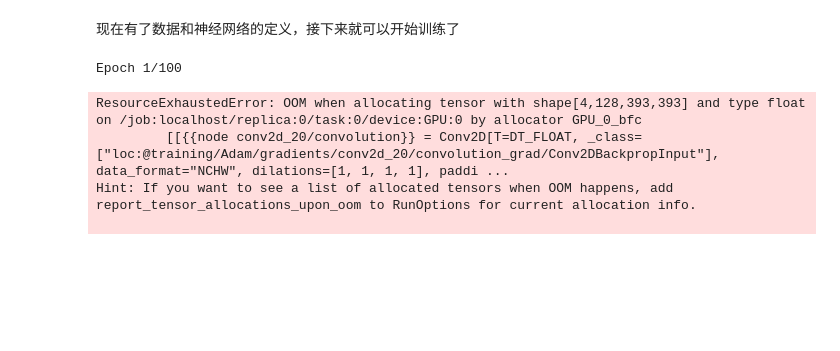
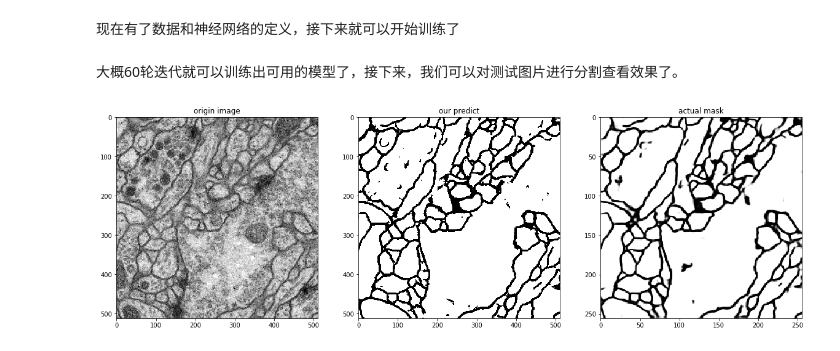
Before and after one commit to shengshanbai/note, a Jupyter notebook: 机器学习/unet.ipynb, the cells around one changed output. Drawn from its saved outputs; the diff is of its cells as text; code cells hidden in the pictures; blank space fills up the shorter version.

```diff
--- a/机器学习/unet.ipynb
+++ b/机器学习/unet.ipynb
@@ -262,13 +267,7 @@ from keras.callbacks import TensorBoard
 
 
 K.clear_session()
-model_checkpoint = ModelCheckpoint('./unet_membrane.hdf5', monitor='loss',verbose=1, save_best_only=True,save_weights_only=True)
-data_gen=train_generator(4,r'C:\project\data\unet-data\train\aug')
-model = unet('./unet_membrane.hdf5')
-model.fit_generator(data_gen,steps_per_epoch=170,epochs=100,callbacks=[model_checkpoint])
+model_checkpoint = ModelCheckpoint('/content/drive/My Drive/unet_membrane.hdf5', monitor='loss',verbose=1, save_best_only=True,save_weights_only=True)
+data_gen=train_generator(4,"/content/unet-data/train/aug")
+model = unet('/content/drive/My Drive/unet_membrane.hdf5',is_train=True)
+model.fit_generator(data_gen,steps_per_epoch=170,epochs=60,callbacks=[model_checkpoint])
-# %% [output]
-Epoch 1/100
-ResourceExhaustedError: OOM when allocating tensor with shape[4,128,393,393] and type float on /job:localhost/replica:0/task:0/device:GPU:0 by allocator GPU_0_bfc
-         [[{{node conv2d_20/convolution}} = Conv2D[T=DT_FLOAT, _class=["loc:@training/Adam/gradients/conv2d_20/convolution_grad/Conv2DBackpropInput"], data_format="NCHW", dilations=[1, 1, 1, 1], paddi ...
-Hint: If you want to see a list of allocated tensors when OOM happens, add report_tensor_allocations_upon_oom to RunOptions for current allocation info.
-
@@ -276,0 +274,58 @@ Hint: If you want to see a list of allocated tensors when OOM happens, add repor
+# %% [markdown]
+大概60轮迭代就可以训练出可用的模型了，接下来，我们可以对测试图片进行分割查看效果了。
+# %%
+from skimage import io
+import numpy as np
+import matplotlib.pyplot as plt
+
+def predict_image(model,image):
+  origin_shape=image.shape
+  mask_image=np.empty((origin_shape[0],origin_shape[1],2))
+  image=image/255
+  #填充图像，以对应网络的边缘损失
+  image=np.pad(image,((92,92),(92,92)),'symmetric')
+  #原始图像按388大小切块
+  row_block_count=origin_shape[0]//388+1
+  col_block_count=origin_shape[1]//388+1
+  block_positions=[]#记录388块的左上角位置
+  for row in range(row_block_count):
+    for col in range(col_block_count):
+      if row == row_block_count-1 and col==col_block_count-1:
+        block=(origin_shape[0]-388,origin_shape[1]-388)
+        block_positions.append(block)
+      elif row == row_block_count-1:
+        block=(origin_shape[0]-388,col*388)
+        block_positions.append(block)
+      elif col==col_block_count-1:
+        block=(row*388,origin_shape[1]-388)
+        block_positions.append(block)
+      else:
+        block=(row*388,col*388)
+        block_positions.append(block)
+  #对每个区域进行检测，然后将结果填到对应的mask位置
+  for position in block_positions:
+    image_block=image[position[0]:position[0]+572,position[1]:position[1]+572]
+    image_block=image_block.reshape((1,572,572,1))
+    mask_block=model.predict(image_block,batch_size=1)
+    mask_image[position[0]:position[0]+388,position[1]:position[1]+388,:]=mask_block
+  mask_cell=mask_image[:,:,0]>mask_image[:,:,1]
+  mask_cell=mask_cell.astype(np.uint8)*255
+  return mask_cell
+
+model=unet('/content/drive/My Drive/unet_membrane.hdf5')
+image=io.imread('/content/unet-data/test/0.png')
+mask_image=predict_image(model,image)
+plt.figure(figsize=(20,10))
+plt.subplot(1,3,1)
+plt.title('origin image')
+plt.imshow(image,cmap ='gray')
+plt.subplot(1,3,2)
+plt.title('our predict')
+plt.imshow(mask_image,cmap ='gray')
+plt.subplot(1,3,3)
+plt.title('actual mask')
+test_predict=io.imread('/content/unet-data/test/0_predict.png')
+plt.imshow(test_predict,cmap ='gray')
+plt.show()
+# %% [output]
+[figure, added]
```
Also changed, not shown: parts of 3 cells of this notebook, 2 other files.
